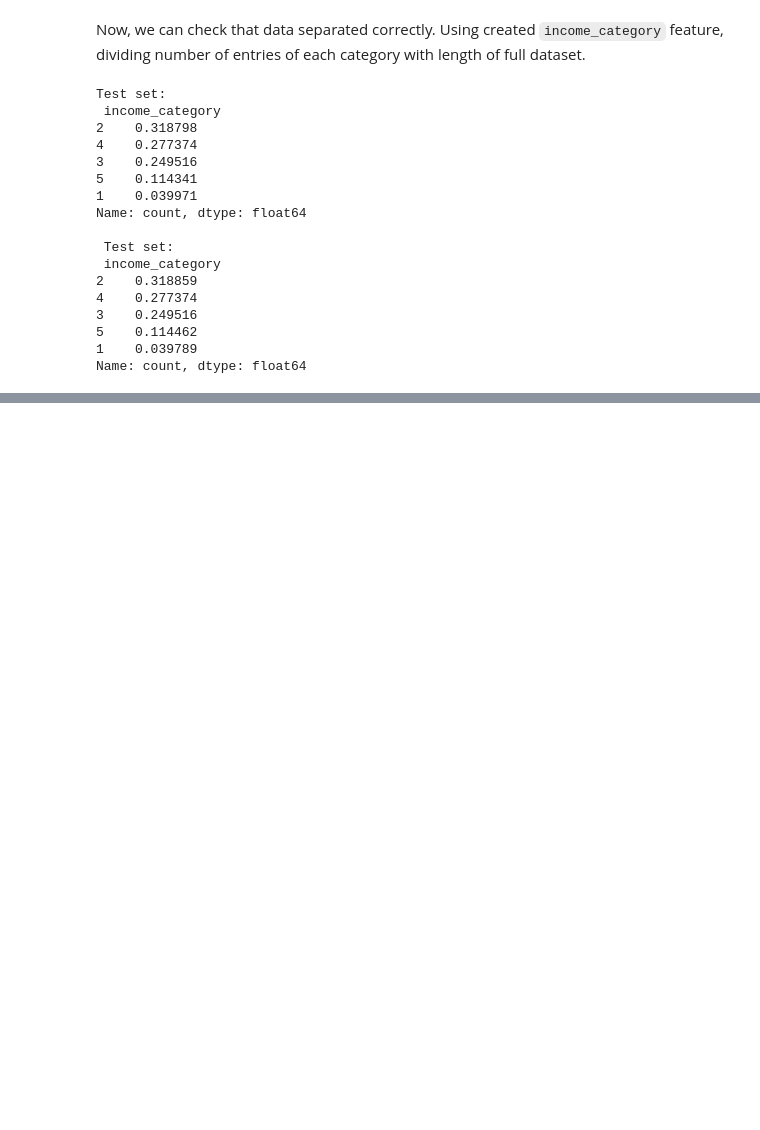
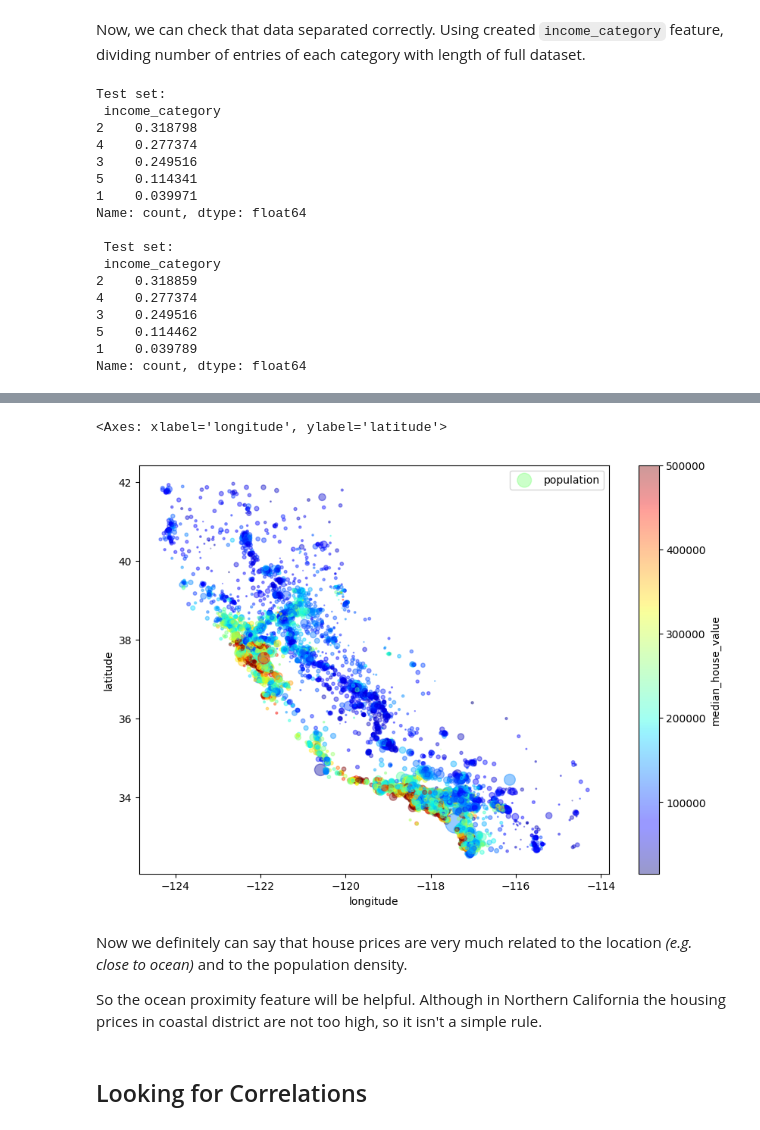
Before and after one commit to yeghor/Learning-Machine-Learning, a Jupyter notebook: Housing.ipynb, the cells around one changed output, grey strips where cells are left out. Saved outputs shown, nothing was run; the diff lists cells and outputs as text; code cells hidden in the pictures; blank space fills up the shorter version.

```diff
--- a/Housing.ipynb
+++ b/Housing.ipynb
@@ -182,0 +210,18 @@ As we can see, stratified categories proportions are almost equal. It means that
+# %%
+,housing.plot(
+    kind="scatter",
+    x="longitude",
+    y="latitude",
+    alpha=0.4,
+    s=housing["population"]/100, label="population", figsize=(10, 7),
+    c="median_house_value", cmap=plt.get_cmap("jet"), colorbar=True
+)
+# %% [output]
+<Axes: xlabel='longitude', ylabel='latitude'>
+[figure, added]
+# %% [markdown]
+Now we definitely can say that house prices are very much related to the location _(e.g. close to ocean)_ and to the population density.
+
+So the ocean proximity feature will be helpful. Although in Northern California the housing prices in coastal district are not too high, so it isn't a simple rule.
+# %% [markdown]
+## Looking for Correlations
```
Also changed, not shown: parts of 12 cells of this notebook.
